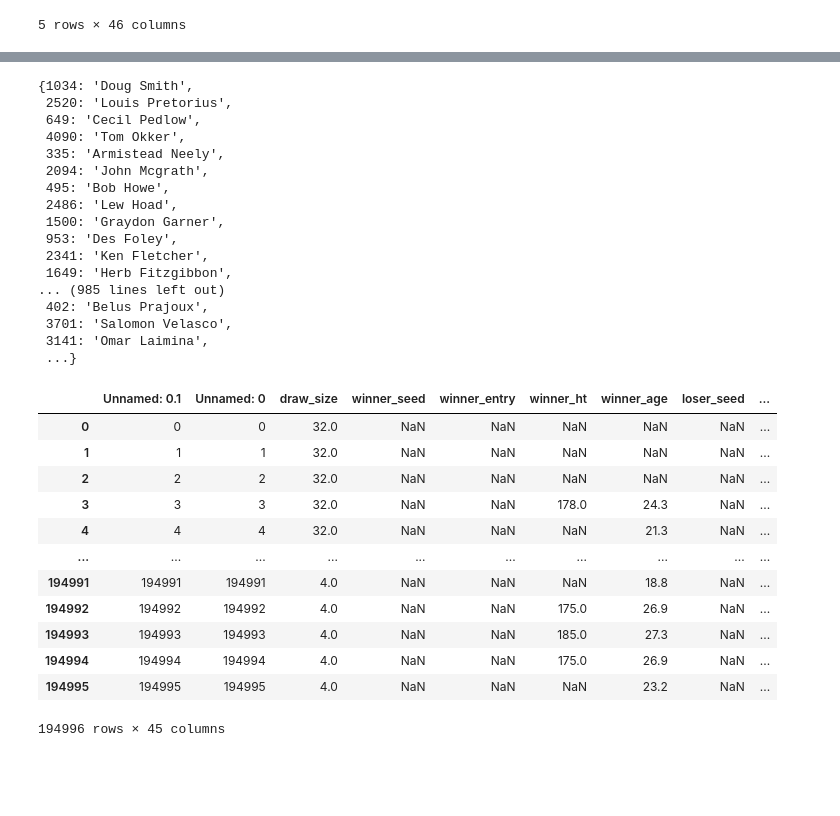
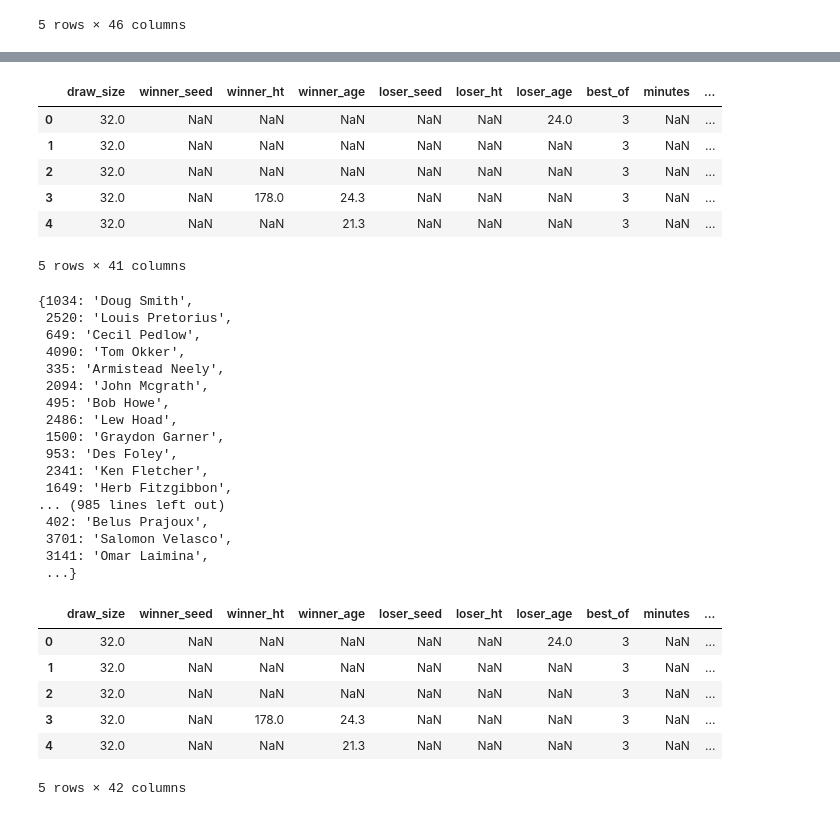
Before and after one commit to parthdiwane/sportly, a Jupyter notebook: tree/decision_tree.ipynb, the cells around one changed output, grey strips where cells are left out. Saved outputs shown, nothing was run; the diff lists cells and outputs as text; code cells hidden in the pictures; blank space fills up the shorter version.

Commit message:
started to train the model and fixed some issues regarding the columns and encoding with the net csv file

```diff
--- a/tree/decision_tree.ipynb
+++ b/tree/decision_tree.ipynb
@@ -30,7 +30,7 @@ df.head()
 # %%
 from sklearn.preprocessing import LabelEncoder
 # %%
-str_vals = ['tourney_name', 'surface','tourney_level','winner_hand','winner_ioc','loser_hand','loser_ioc','round','winner_name','loser_name']
+str_vals = ['tourney_name', 'surface','tourney_level','winner_hand','winner_ioc','loser_hand','loser_ioc','round','winner_name','loser_name','winner_entry','loser_entry']
 label_encoder_variables = []
 winner_name_map = {}
 for variable_name in str_vals:
@@ -43,7 +43,3 @@ for i in range(len(str_vals)):
     df[str_vals[i] + "_n"] = encoded_number
     if str_vals[i] == 'winner_name':
         winner_name_map = dict(zip(encoded_number, df[str_vals[i]])) # pair encoder + winner_player_name
-# %%
-for val in str_vals:
-    df = df.drop([val],axis='columns')
-df.head()
@@ -58,42 +46,48 @@ df.head()
 # %%
-winner_name_map
+# drop str value columns plus winner name and loser name
+df = df.drop(str_vals,axis='columns')
+df = df.drop(['winner_rank','loser_rank','score','Unnamed: 0.1','Unnamed: 0'],axis='columns')
+df.head()
 # %% [output]
+|  | draw_size | winner_seed | winner_ht | winner_age | loser_seed | loser_ht | loser_age | best_of | minutes | ... |
+| 0 | 32.0 | NaN | NaN | NaN | NaN | NaN | 24.0 | 3 | NaN | ... |
+| 1 | 32.0 | NaN | NaN | NaN | NaN | NaN | NaN | 3 | NaN | ... |
+| 2 | 32.0 | NaN | NaN | NaN | NaN | NaN | NaN | 3 | NaN | ... |
+| 3 | 32.0 | NaN | 178.0 | 24.3 | NaN | NaN | NaN | 3 | NaN | ... |
+| 4 | 32.0 | NaN | NaN | 21.3 | NaN | NaN | NaN | 3 | NaN | ... |
-{1034: 'Doug Smith',
- 2520: 'Louis Pretorius',
- 649: 'Cecil Pedlow',
- 4090: 'Tom Okker',
- 335: 'Armistead Neely',
- 2094: 'John Mcgrath',
- 495: 'Bob Howe',
- 2486: 'Lew Hoad',
- 1500: 'Graydon Garner',
- 953: 'Des Foley',
- 2341: 'Ken Fletcher',
- 1649: 'Herb Fitzgibbon',
-... (985 lines left out)
- 402: 'Belus Prajoux',
- 3701: 'Salomon Velasco',
- 3141: 'Omar Laimina',
- ...}
+5 rows × 41 columns
+# %%
+winner_name_map
+# %% [output]
+{1034: 'Doug Smith',
+ 2520: 'Louis Pretorius',
+ 649: 'Cecil Pedlow',
+ 4090: 'Tom Okker',
+ 335: 'Armistead Neely',
+ 2094: 'John Mcgrath',
+ 495: 'Bob Howe',
+ 2486: 'Lew Hoad',
+ 1500: 'Graydon Garner',
+ 953: 'Des Foley',
+ 2341: 'Ken Fletcher',
+ 1649: 'Herb Fitzgibbon',
+... (985 lines left out)
+ 402: 'Belus Prajoux',
+ 3701: 'Salomon Velasco',
+ 3141: 'Omar Laimina',
+ ...}
 # %%
 # rank diff --> negative = loser rank points > winner rank points --> positive = winner rank points > loser rank points
-df = df.drop(['winner_rank','loser_rank'],axis='columns')
 df['rank_points_diff'] = df['winner_rank_points'] - df['loser_rank_points']
-df
+df.head()
 # %% [output]
-|  | Unnamed: 0.1 | Unnamed: 0 | draw_size | winner_seed | winner_entry | winner_ht | winner_age | loser_seed | ... |
-| 0 | 0 | 0 | 32.0 | NaN | NaN | NaN | NaN | NaN | ... |
-| 1 | 1 | 1 | 32.0 | NaN | NaN | NaN | NaN | NaN | ... |
-| 2 | 2 | 2 | 32.0 | NaN | NaN | NaN | NaN | NaN | ... |
-| 3 | 3 | 3 | 32.0 | NaN | NaN | 178.0 | 24.3 | NaN | ... |
-| 4 | 4 | 4 | 32.0 | NaN | NaN | NaN | 21.3 | NaN | ... |
-| ... | ... | ... | ... | ... | ... | ... | ... | ... | ... |
-| 194991 | 194991 | 194991 | 4.0 | NaN | NaN | NaN | 18.8 | NaN | ... |
-| 194992 | 194992 | 194992 | 4.0 | NaN | NaN | 175.0 | 26.9 | NaN | ... |
-| 194993 | 194993 | 194993 | 4.0 | NaN | NaN | 185.0 | 27.3 | NaN | ... |
-| 194994 | 194994 | 194994 | 4.0 | NaN | NaN | 175.0 | 26.9 | NaN | ... |
-| 194995 | 194995 | 194995 | 4.0 | NaN | NaN | NaN | 23.2 | NaN | ... |
+|  | draw_size | winner_seed | winner_ht | winner_age | loser_seed | loser_ht | loser_age | best_of | minutes | ... |
+| 0 | 32.0 | NaN | NaN | NaN | NaN | NaN | 24.0 | 3 | NaN | ... |
+| 1 | 32.0 | NaN | NaN | NaN | NaN | NaN | NaN | 3 | NaN | ... |
+| 2 | 32.0 | NaN | NaN | NaN | NaN | NaN | NaN | 3 | NaN | ... |
+| 3 | 32.0 | NaN | 178.0 | 24.3 | NaN | NaN | NaN | 3 | NaN | ... |
+| 4 | 32.0 | NaN | NaN | 21.3 | NaN | NaN | NaN | 3 | NaN | ... |
-194996 rows × 45 columns
+5 rows × 42 columns
 # %%
 from sklearn.model_selection import train_test_split
 from sklearn.ensemble import RandomForestClassifier
```
Also changed, not shown: parts of 7 cells of this notebook.
